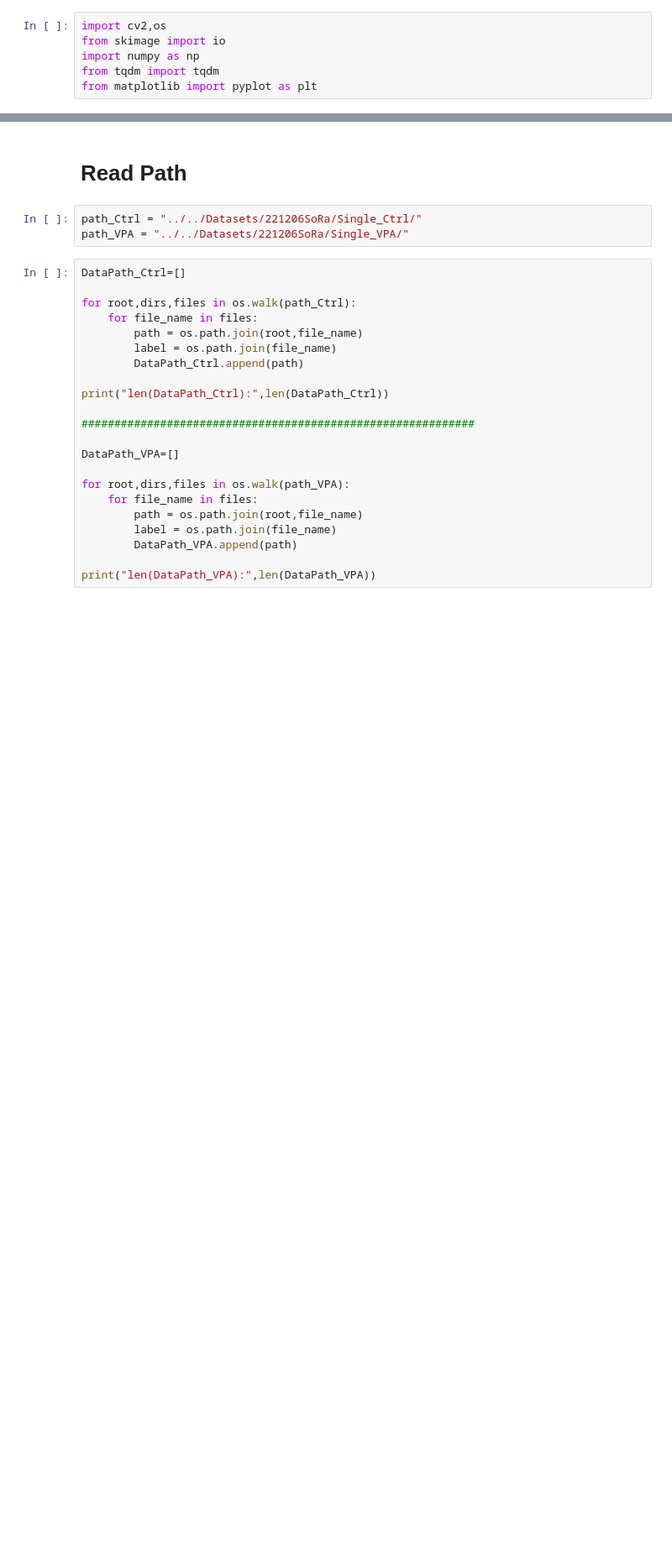
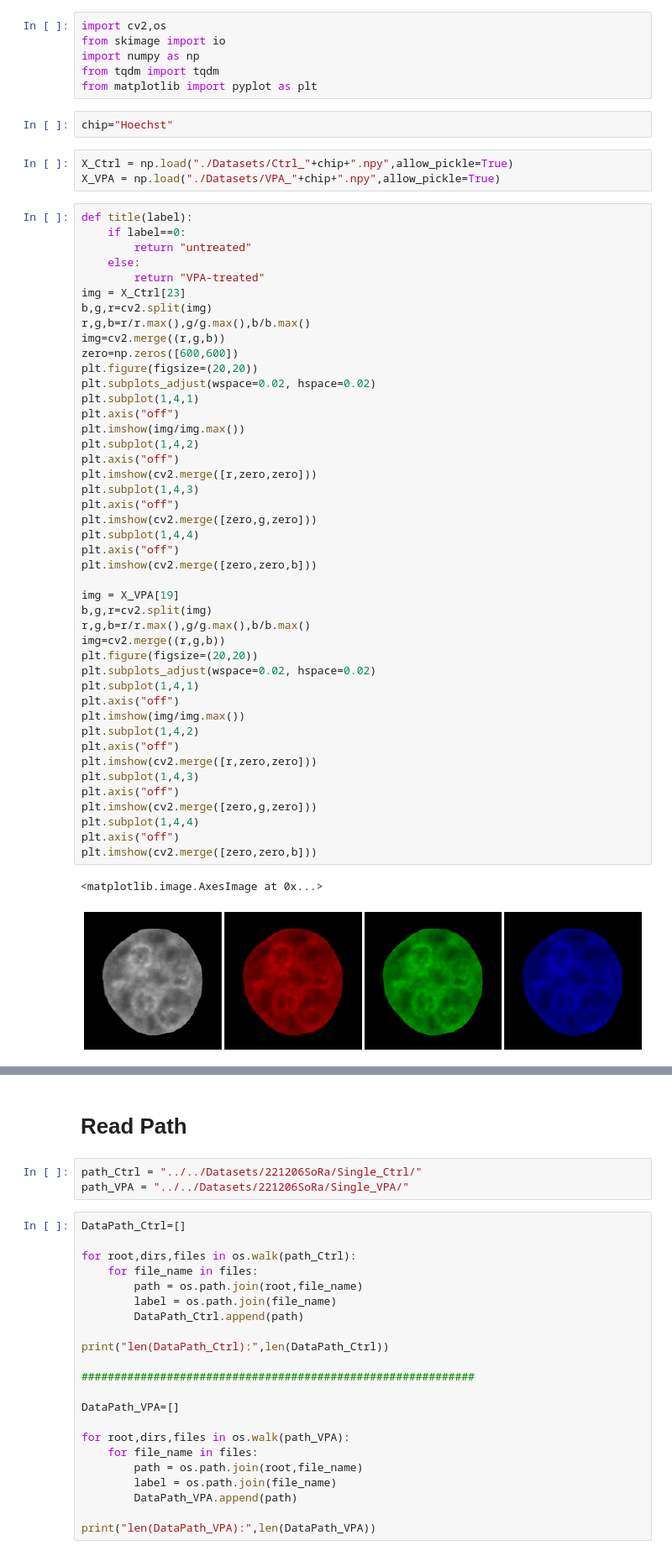
Before and after one commit to DDDog-WANG/Telescope-cell-image-recognition, a Jupyter notebook: Classification/IMGRead.ipynb, the cells around one changed output, grey strips where cells are left out. Shown: that part at 84% size. Saved outputs shown, nothing was run; the diff lists cells and outputs as text; blank space fills up the shorter version.

```diff
--- a/Classification/IMGRead.ipynb
+++ b/Classification/IMGRead.ipynb
@@ -4,3 +4,55 @@ from skimage import io
 import numpy as np
 from tqdm import tqdm
 from matplotlib import pyplot as plt
+# %%
+chip="Hoechst"
+# %%
+X_Ctrl = np.load("./Datasets/Ctrl_"+chip+".npy",allow_pickle=True)
+X_VPA = np.load("./Datasets/VPA_"+chip+".npy",allow_pickle=True)
+# %%
+def title(label):
+    if label==0:
+        return "untreated"
+    else:
+        return "VPA-treated"
+img = X_Ctrl[23]
+b,g,r=cv2.split(img)
+r,g,b=r/r.max(),g/g.max(),b/b.max()
+img=cv2.merge((r,g,b))
+zero=np.zeros([600,600])
+plt.figure(figsize=(20,20))
+plt.subplots_adjust(wspace=0.02, hspace=0.02)
+plt.subplot(1,4,1)
+plt.axis("off")
+plt.imshow(img/img.max())
+plt.subplot(1,4,2)
+plt.axis("off")
+plt.imshow(cv2.merge([r,zero,zero]))
+plt.subplot(1,4,3)
+plt.axis("off")
+plt.imshow(cv2.merge([zero,g,zero]))
+plt.subplot(1,4,4)
+plt.axis("off")
+plt.imshow(cv2.merge([zero,zero,b]))
+
+img = X_VPA[19]
+b,g,r=cv2.split(img)
+r,g,b=r/r.max(),g/g.max(),b/b.max()
+img=cv2.merge((r,g,b))
+plt.figure(figsize=(20,20))
+plt.subplots_adjust(wspace=0.02, hspace=0.02)
+plt.subplot(1,4,1)
+plt.axis("off")
+plt.imshow(img/img.max())
+plt.subplot(1,4,2)
+plt.axis("off")
+plt.imshow(cv2.merge([r,zero,zero]))
+plt.subplot(1,4,3)
+plt.axis("off")
+plt.imshow(cv2.merge([zero,g,zero]))
+plt.subplot(1,4,4)
+plt.axis("off")
+plt.imshow(cv2.merge([zero,zero,b]))
+# %% [output]
+<matplotlib.image.AxesImage at 0x...>
+[figure, added]
```
Also changed, not shown: parts of 3 cells of this notebook, 4 other files.
